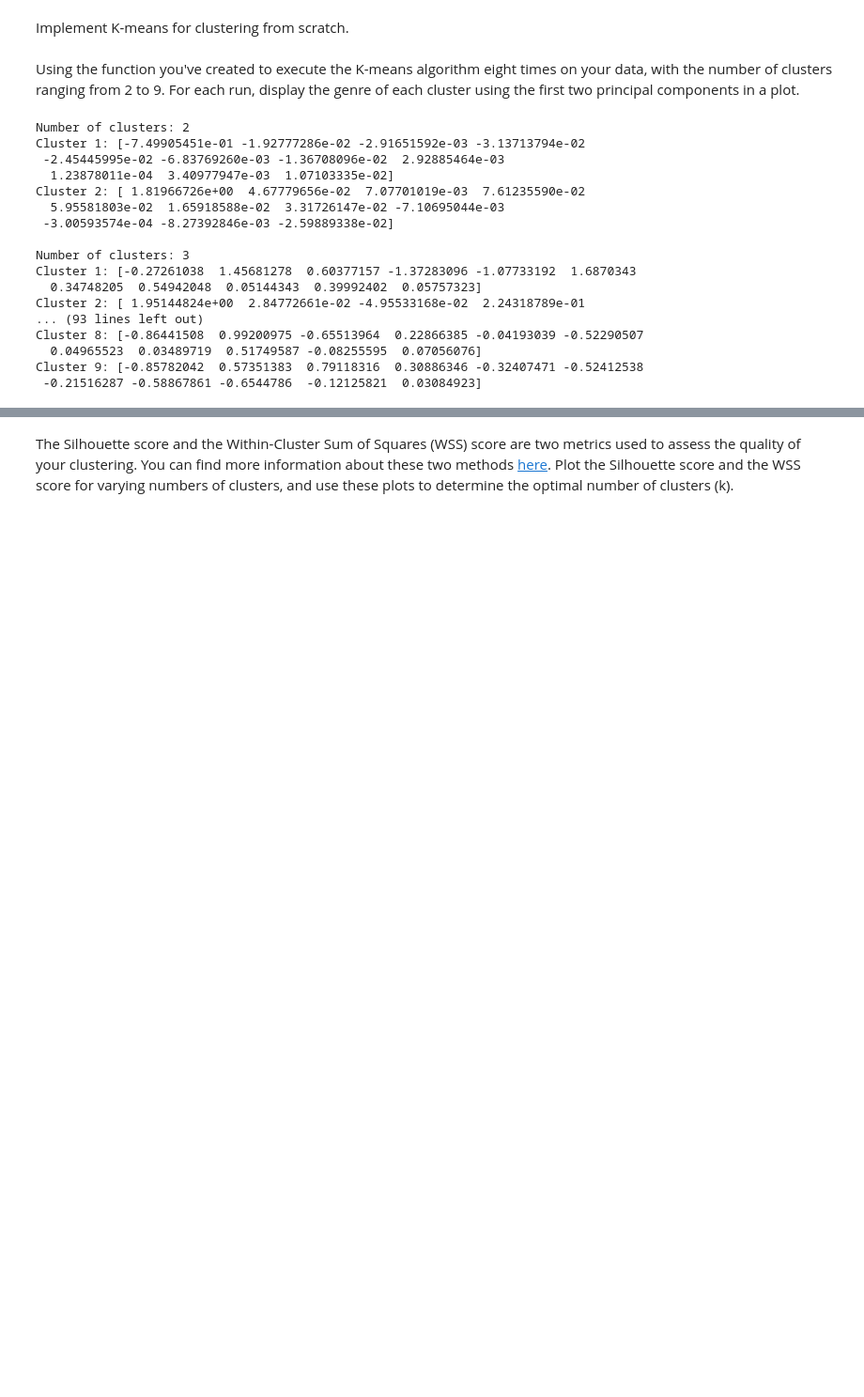
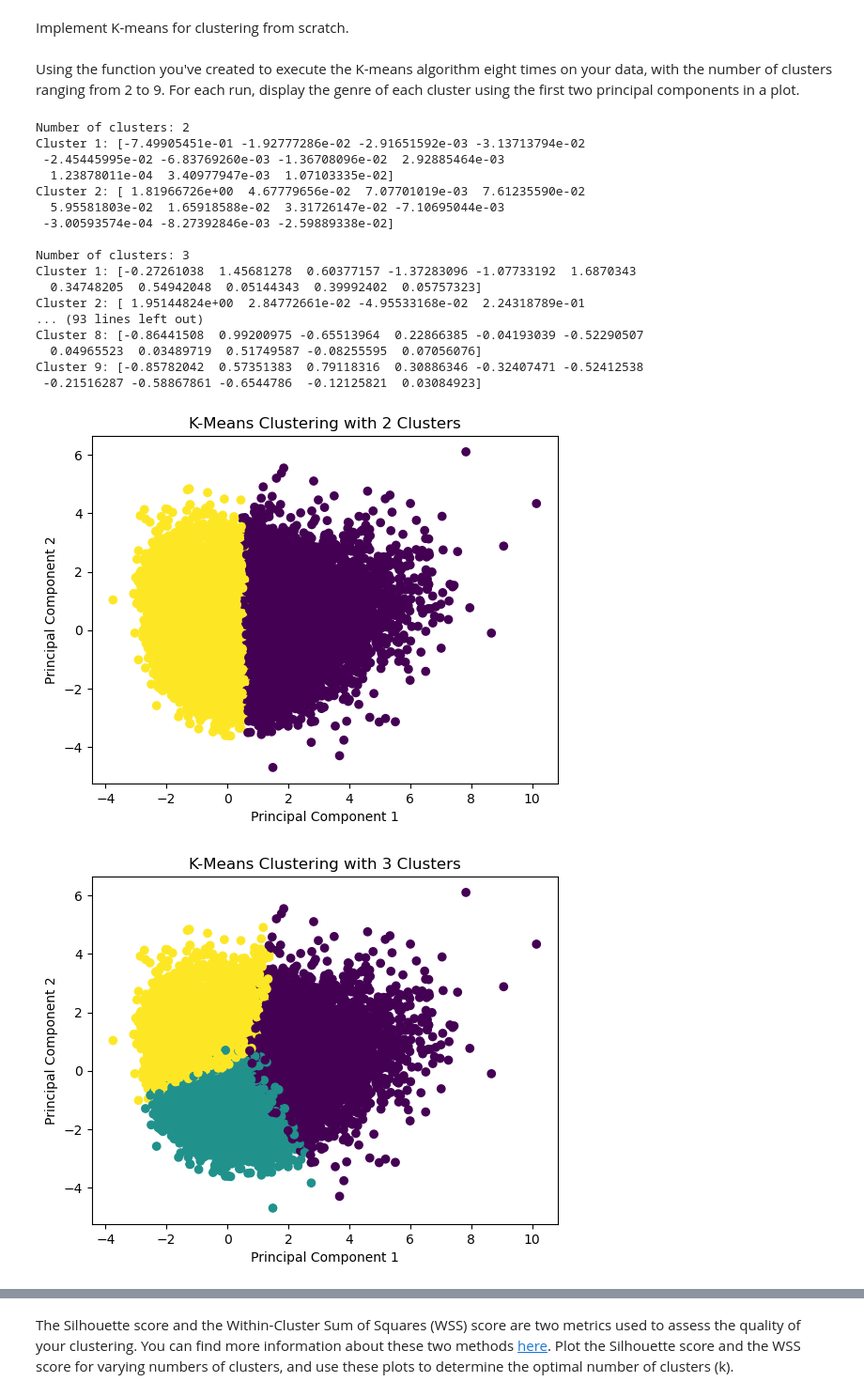
Before and after one commit to aliyousefi1/ML_HW4, a Jupyter notebook: Clustering.ipynb, the cells around one changed output, grey strips where cells are left out. Shown at 94% size. Saved outputs shown, nothing was run; the diff lists cells and outputs as text; code cells hidden in the pictures; blank space fills up the shorter version.

```diff
--- a/Clustering.ipynb
+++ b/Clustering.ipynb
@@ -217,3 +217,20 @@ Cluster 8: [-0.86441508  0.99200975 -0.65513964  0.22866385 -0.04193039 -0.52290
   0.04965523  0.03489719  0.51749587 -0.08255595  0.07056076]
 Cluster 9: [-0.85782042  0.57351383  0.79118316  0.30886346 -0.32407471 -0.52412538
  -0.21516287 -0.58867861 -0.6544786  -0.12125821  0.03084923]
+# %%
+for k in range(2, 10):
+    centroids, labels = kmeans(X_reduced, k)
+
+    # Perform PCA on the data
+    pca = PCA(n_components=2)
+    transformed_data = pca.fit_transform(X_scaled)
+
+    # Plot the clusters
+    plt.scatter(transformed_data[:, 0], transformed_data[:, 1], c=labels)
+    plt.title(f'K-Means Clustering with {k} Clusters')
+    plt.xlabel('Principal Component 1')
+    plt.ylabel('Principal Component 2')
+    plt.show()
+# %% [output]
+[figure, added]
+[figure, added]
```
Also changed, not shown: parts of 1 cell of this notebook, 1 other file.
